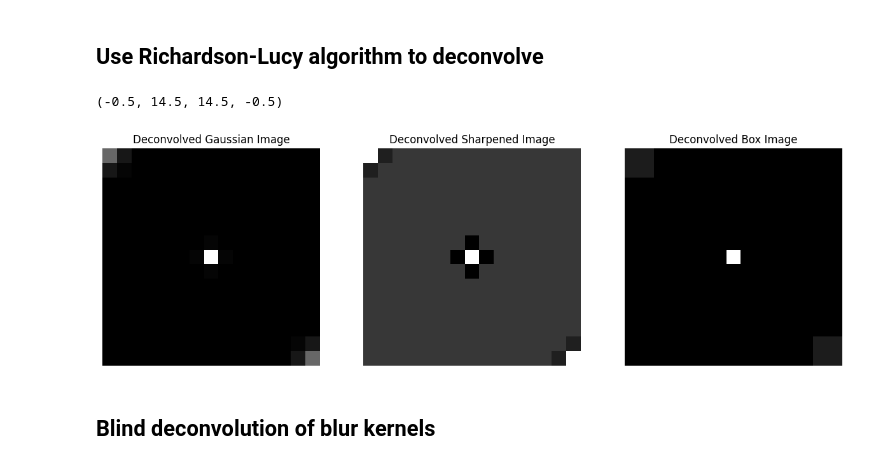
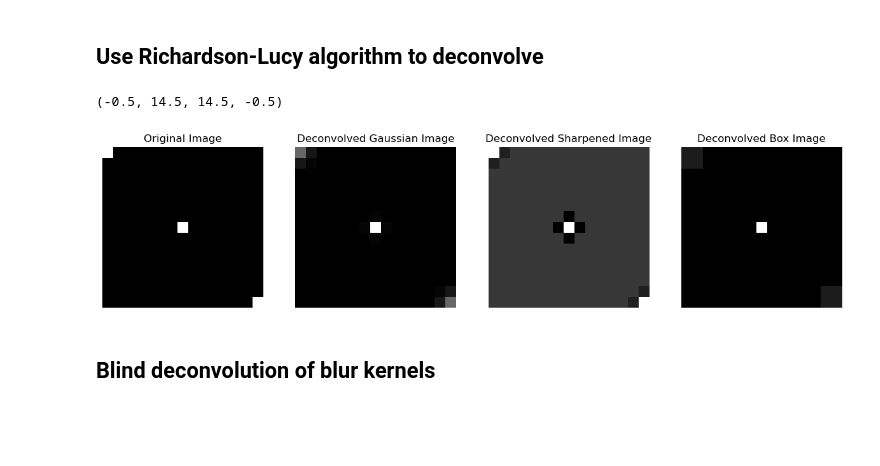
Before and after one commit to sri-chandrasekaran/final_project_ee123, a Jupyter notebook: processing.ipynb, the cells around one changed output. Saved outputs shown, nothing was run; the diff lists cells and outputs as text; code cells hidden in the pictures; blank space fills up the shorter version.

```diff
--- a/processing.ipynb
+++ b/processing.ipynb
@@ -81,21 +82,24 @@ arr[2].axis('off')
 # %%
 deconvolved_gauss = restoration.richardson_lucy(blurred_gauss, psf_gauss, num_iter=30)
 deconvolved_sharp = restoration.richardson_lucy(blurred_sharp, psf_sharp, num_iter=30)
 deconvolved_box = restoration.richardson_lucy(blurred_box, psf_box, num_iter=30)
 
-fig3, arr = plt.subplots(1, 3 ,figsize=(15, 10))
-arr[0].imshow(deconvolved_gauss, cmap='gray')
-arr[0].set_title('Deconvolved Gaussian Image')
+fig3, arr = plt.subplots(1, 4 ,figsize=(15, 10))
+arr[0].imshow(x, cmap='gray')
+arr[0].set_title('Original Image')
 arr[0].axis('off')
-arr[1].imshow(deconvolved_sharp, cmap='gray')
-arr[1].set_title('Deconvolved Sharpened Image')
+arr[1].imshow(deconvolved_gauss, cmap='gray')
+arr[1].set_title('Deconvolved Gaussian Image')
 arr[1].axis('off')
-arr[2].imshow(deconvolved_box, cmap='gray')
-arr[2].set_title('Deconvolved Box Image')
+arr[2].imshow(deconvolved_sharp, cmap='gray')
+arr[2].set_title('Deconvolved Sharpened Image')
 arr[2].axis('off')
+arr[3].imshow(deconvolved_box, cmap='gray')
+arr[3].set_title('Deconvolved Box Image')
+arr[3].axis('off')
 # %% [output]
 (-0.5, 14.5, 14.5, -0.5)
-[figure, old version]
+[figure, new version]
 # %% [markdown]
 ## Blind deconvolution of blur kernels
 # %%
```
Also changed, not shown: parts of 5 cells of this notebook.
